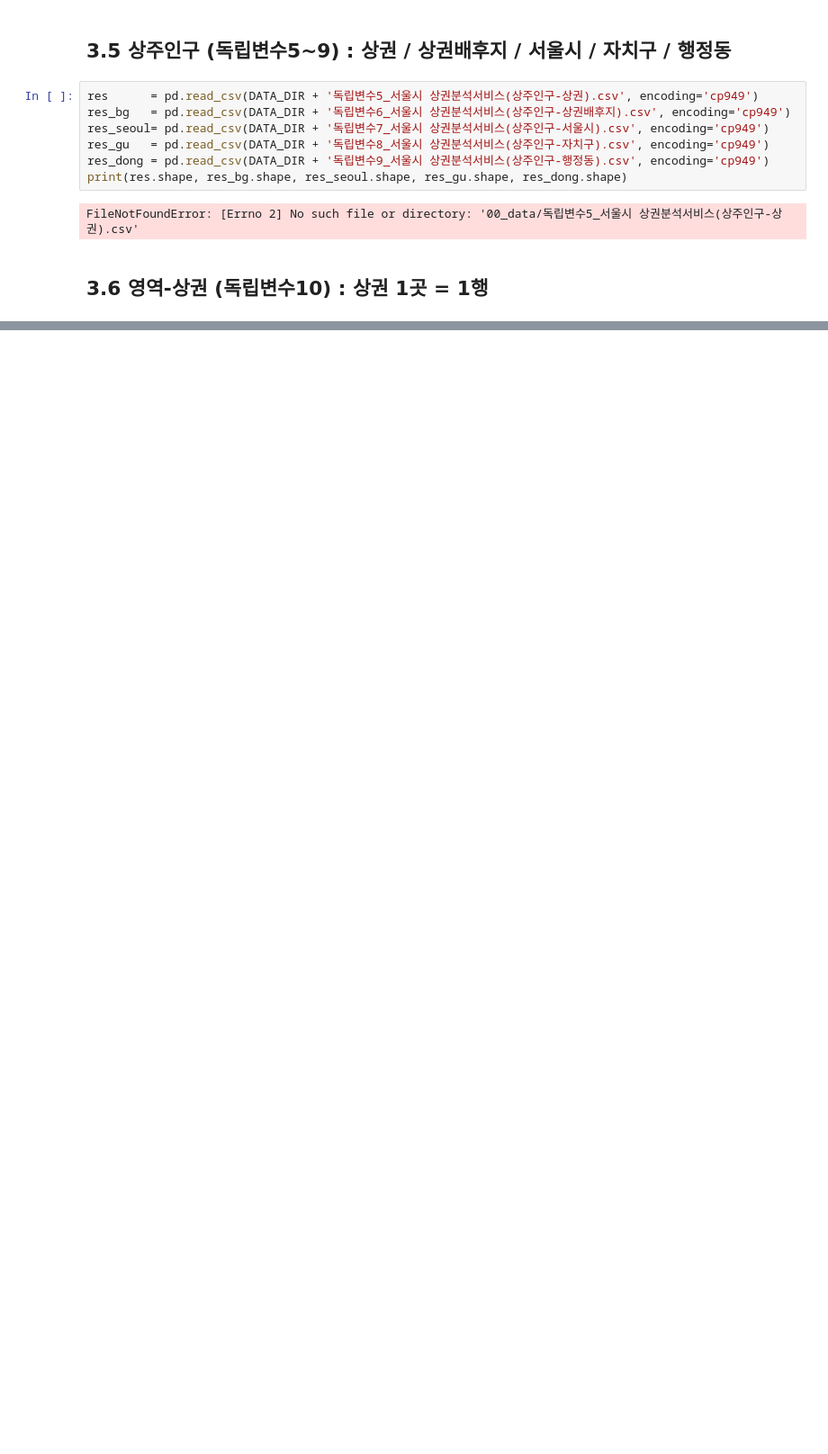
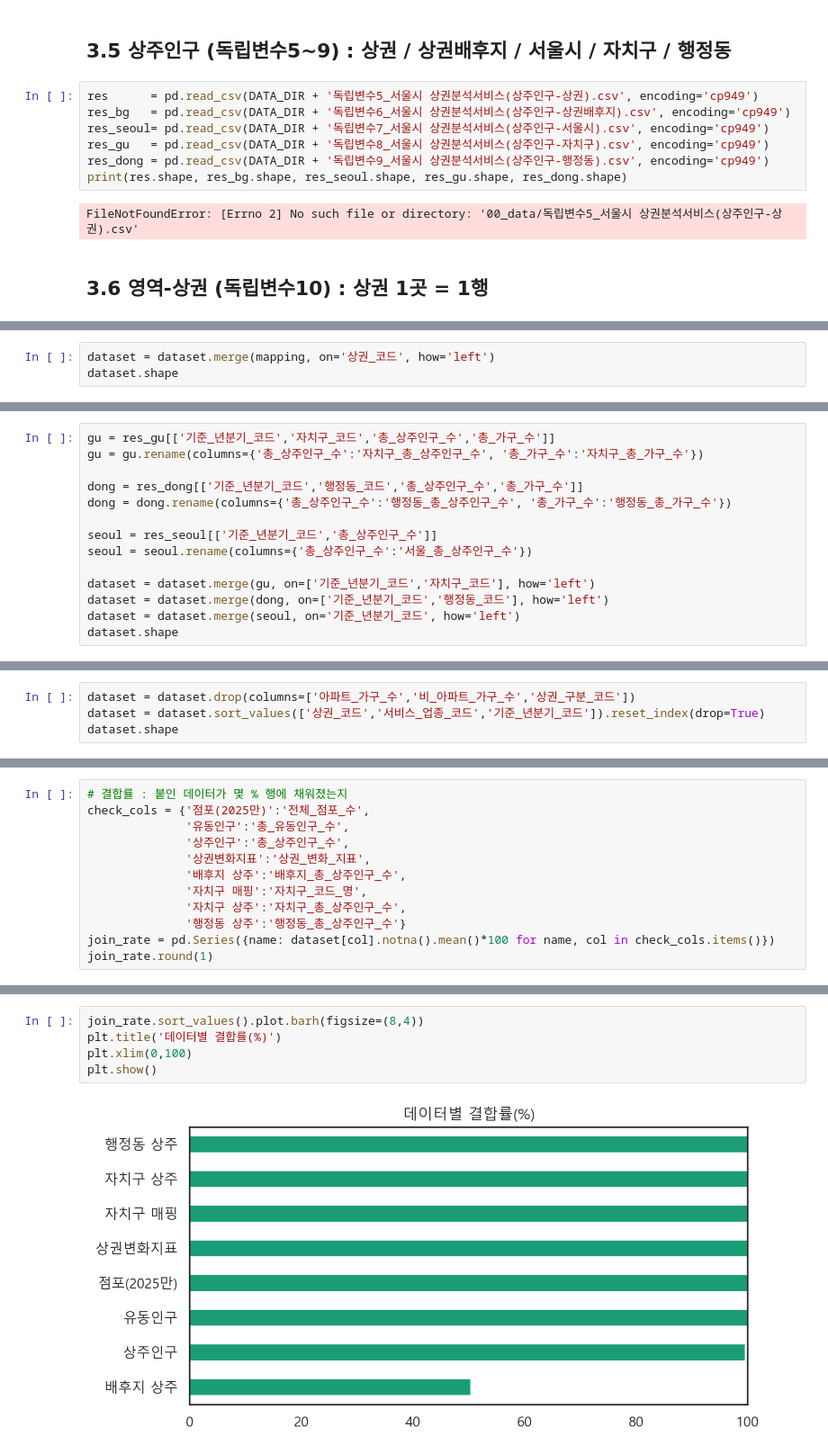
Before and after one commit to jack8704/1stProjectTeam2, a Jupyter notebook: 데이터 확인 및 데이터 연결과 지도 시각화.ipynb, the cells around one changed output, grey strips where cells are left out. Shown at 90% size. Drawn from its saved outputs; the diff is of its cells as text; blank space fills up the shorter version.

```diff
--- a/데이터 확인 및 데이터 연결과 지도 시각화.ipynb
+++ b/데이터 확인 및 데이터 연결과 지도 시각화.ipynb
@@ -357,0 +619,3 @@ area.head(3)
+# %%
+dataset = dataset.merge(mapping, on='상권_코드', how='left')
+dataset.shape
@@ -357,0 +626,14 @@ area.head(3)
+# %%
+gu = res_gu[['기준_년분기_코드','자치구_코드','총_상주인구_수','총_가구_수']]
+gu = gu.rename(columns={'총_상주인구_수':'자치구_총_상주인구_수', '총_가구_수':'자치구_총_가구_수'})
+
+dong = res_dong[['기준_년분기_코드','행정동_코드','총_상주인구_수','총_가구_수']]
+dong = dong.rename(columns={'총_상주인구_수':'행정동_총_상주인구_수', '총_가구_수':'행정동_총_가구_수'})
+
+seoul = res_seoul[['기준_년분기_코드','총_상주인구_수']]
+seoul = seoul.rename(columns={'총_상주인구_수':'서울_총_상주인구_수'})
+
+dataset = dataset.merge(gu, on=['기준_년분기_코드','자치구_코드'], how='left')
+dataset = dataset.merge(dong, on=['기준_년분기_코드','행정동_코드'], how='left')
+dataset = dataset.merge(seoul, on='기준_년분기_코드', how='left')
+dataset.shape
@@ -357,0 +645,4 @@ area.head(3)
+# %%
+dataset = dataset.drop(columns=['아파트_가구_수','비_아파트_가구_수','상권_구분_코드'])
+dataset = dataset.sort_values(['상권_코드','서비스_업종_코드','기준_년분기_코드']).reset_index(drop=True)
+dataset.shape
@@ -357,0 +665,12 @@ area.head(3)
+# %%
+# 결합률 : 붙인 데이터가 몇 % 행에 채워졌는지
+check_cols = {'점포(2025만)':'전체_점포_수',
+              '유동인구':'총_유동인구_수',
+              '상주인구':'총_상주인구_수',
+              '상권변화지표':'상권_변화_지표',
+              '배후지 상주':'배후지_총_상주인구_수',
+              '자치구 매핑':'자치구_코드_명',
+              '자치구 상주':'자치구_총_상주인구_수',
+              '행정동 상주':'행정동_총_상주인구_수'}
+join_rate = pd.Series({name: dataset[col].notna().mean()*100 for name, col in check_cols.items()})
+join_rate.round(1)
@@ -357,0 +687,7 @@ area.head(3)
+# %%
+join_rate.sort_values().plot.barh(figsize=(8,4))
+plt.title('데이터별 결합률(%)')
+plt.xlim(0,100)
+plt.show()
+# %% [output]
+[figure, added]
```
Also changed, not shown: parts of 49 cells of this notebook, 3 other files.
